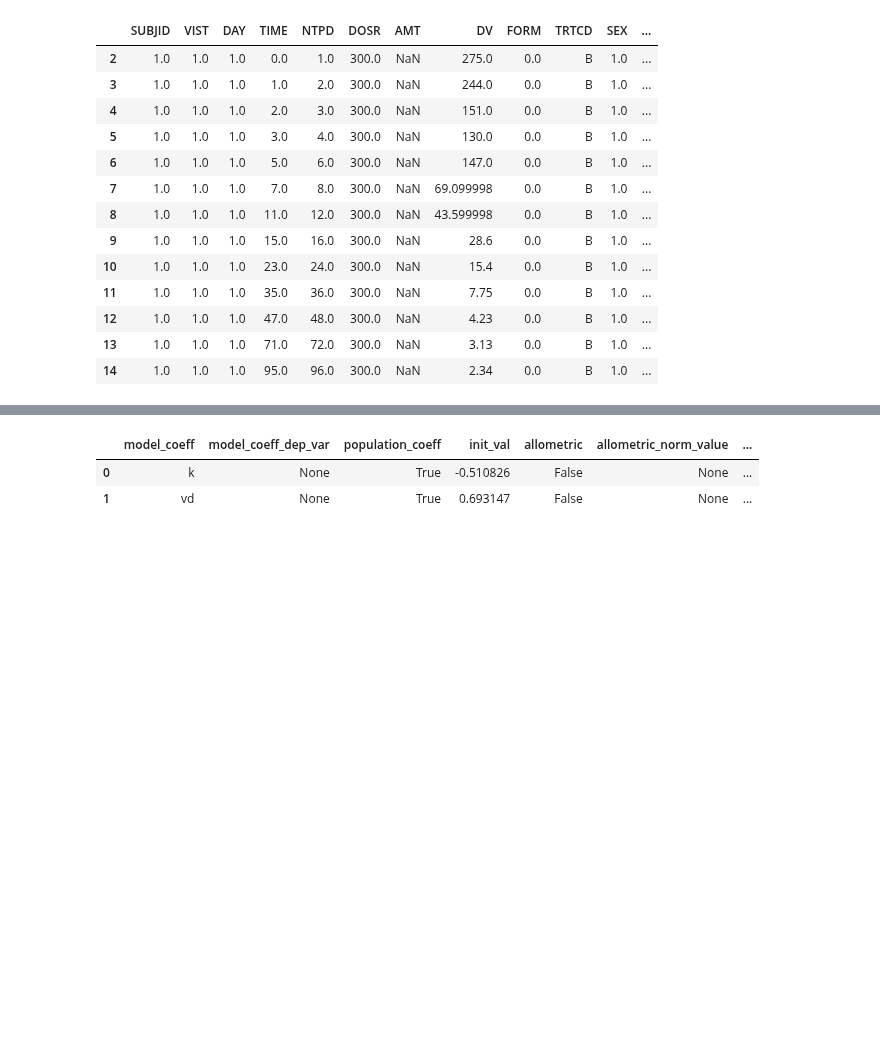
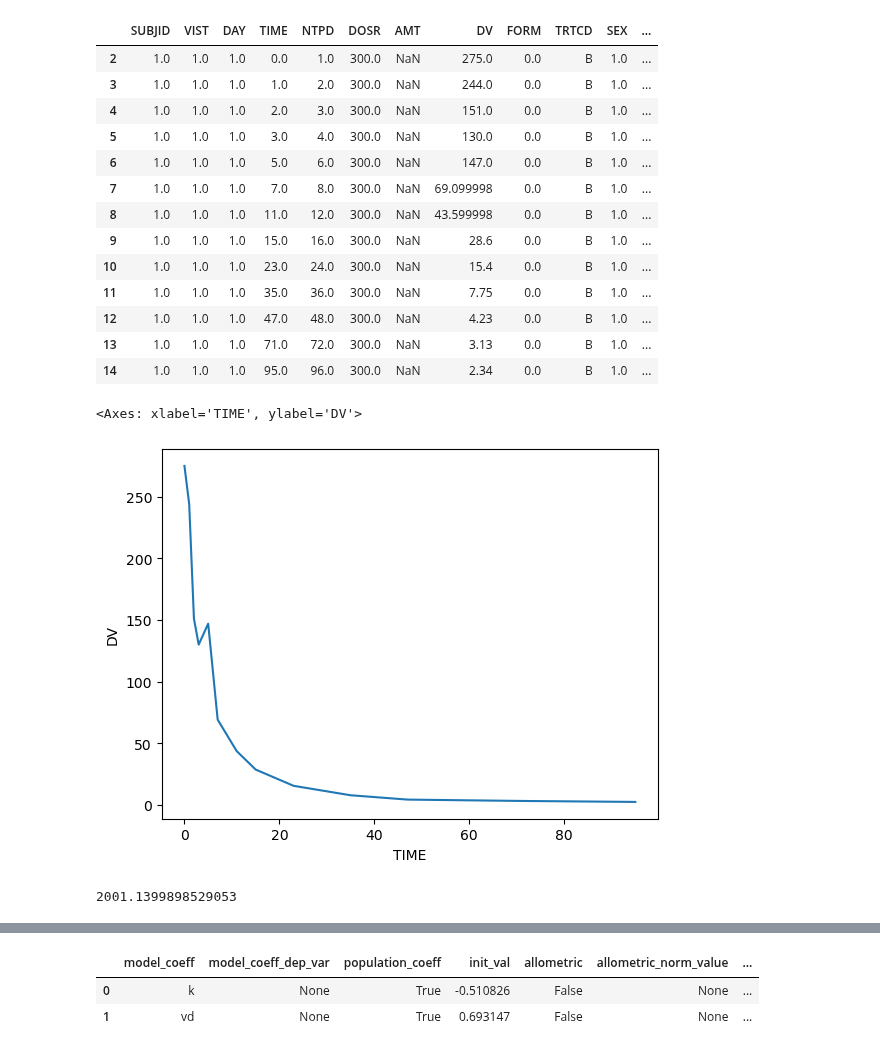
Before and after one commit to kelleyjbrady/NiceODE, a Jupyter notebook: t_0atDV_max_ode_solver_pymc.ipynb, the cells around one changed output, grey strips where cells are left out. Saved outputs shown, nothing was run; the diff lists cells and outputs as text; code cells hidden in the pictures; blank space fills up the shorter version.

```diff
--- a/t_0atDV_max_ode_solver_pymc.ipynb
+++ b/t_0atDV_max_ode_solver_pymc.ipynb
@@ -82,6 +82,15 @@ sub0
 | 12 | 1.0 | 1.0 | 1.0 | 47.0 | 48.0 | 300.0 | NaN | 4.23 | 0.0 | B | 1.0 | ... |
 | 13 | 1.0 | 1.0 | 1.0 | 71.0 | 72.0 | 300.0 | NaN | 3.13 | 0.0 | B | 1.0 | ... |
 | 14 | 1.0 | 1.0 | 1.0 | 95.0 | 96.0 | 300.0 | NaN | 2.34 | 0.0 | B | 1.0 | ... |
+# %%
+sns.lineplot(sub0, x = 'TIME', y = 'DV')
+# %% [output]
+<Axes: xlabel='TIME', ylabel='DV'>
+[figure, added]
+# %%
+auc(sub0['TIME'], sub0['DV'])
+# %% [output]
+2001.1399898529053
 # %%
 from functools import partial
 from sklearn.preprocessing import RobustScaler
```
Also changed, not shown: parts of 3 cells of this notebook, 2 other files.
